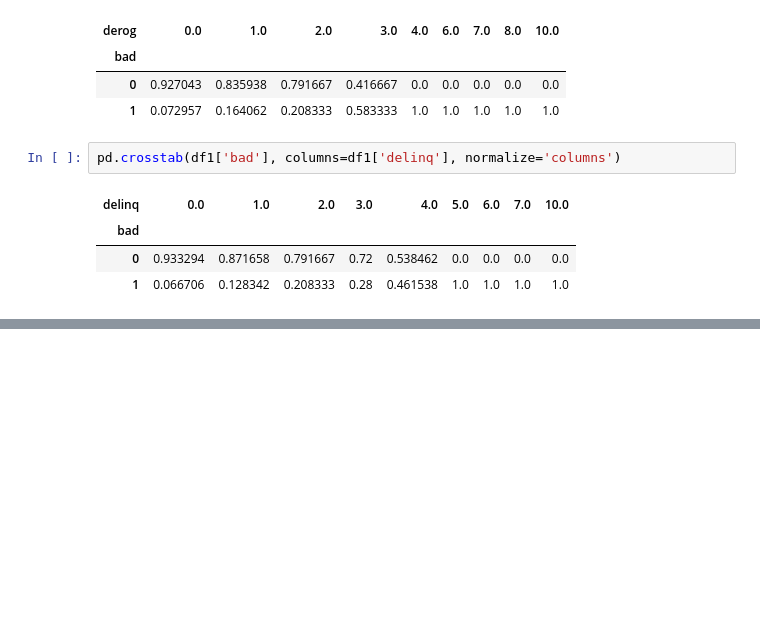
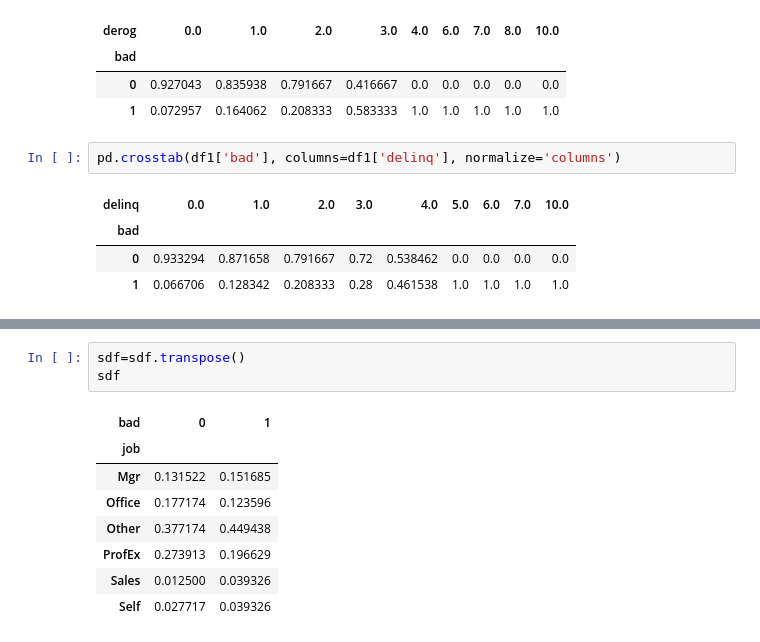
Before and after one commit to Kodluyoruz-Ankara-Veri-Bilimi/assignment-BerkeAtalay, a Jupyter notebook: Hmelq-Hw-Code.ipynb, the cells around one changed output, grey strips where cells are left out. Drawn from its saved outputs; the diff is of its cells as text; blank space fills up the shorter version.

```diff
--- a/Hmelq-Hw-Code.ipynb
+++ b/Hmelq-Hw-Code.ipynb
@@ -155,0 +186,12 @@ prof
+# %%
+sdf=sdf.transpose()
+sdf
+# %% [output]
+| bad | 0 | 1 |
+| job |  |  |
+| Mgr | 0.131522 | 0.151685 |
+| Office | 0.177174 | 0.123596 |
+| Other | 0.377174 | 0.449438 |
+| ProfEx | 0.273913 | 0.196629 |
+| Sales | 0.012500 | 0.039326 |
+| Self | 0.027717 | 0.039326 |
```
Also changed, not shown: parts of 17 cells of this notebook.
